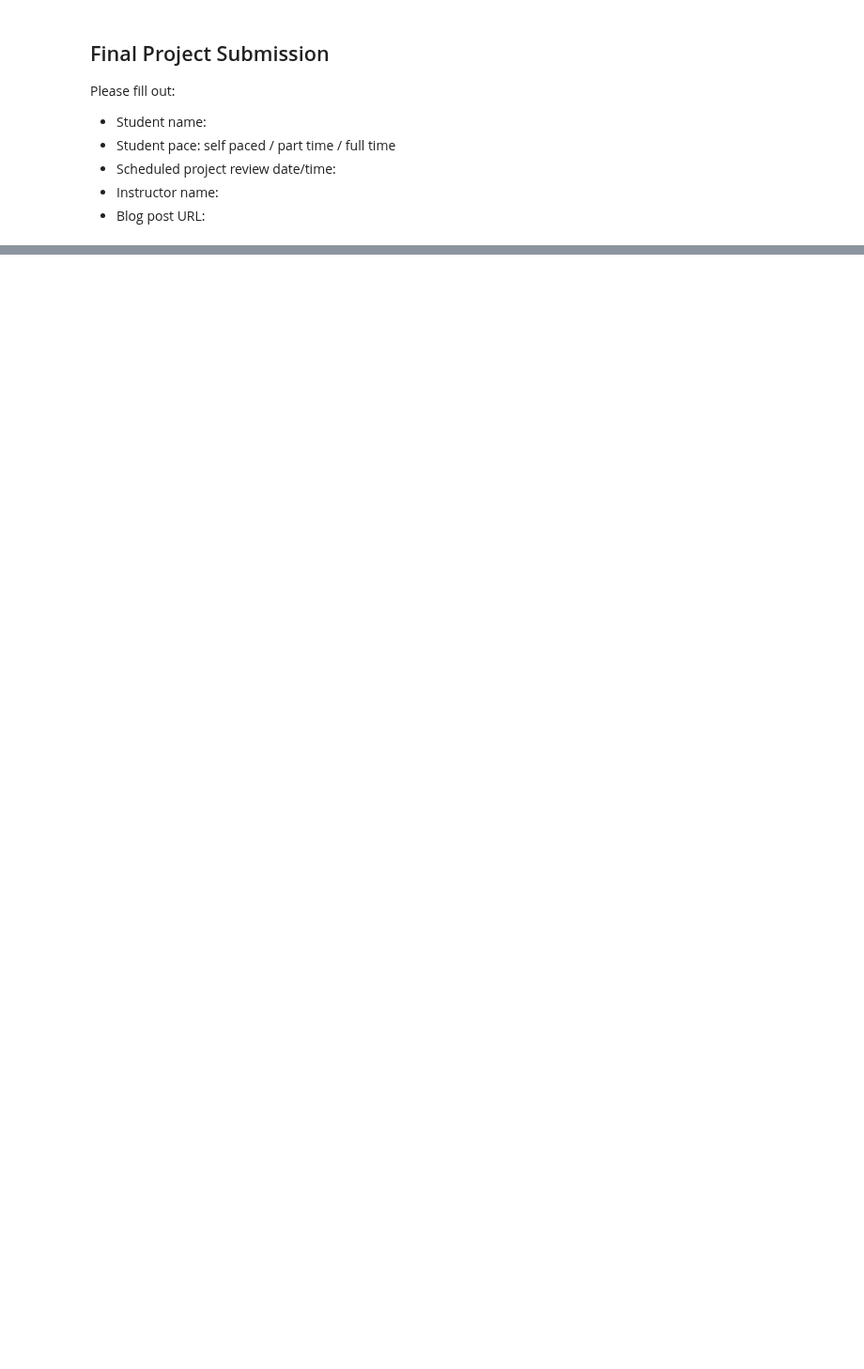
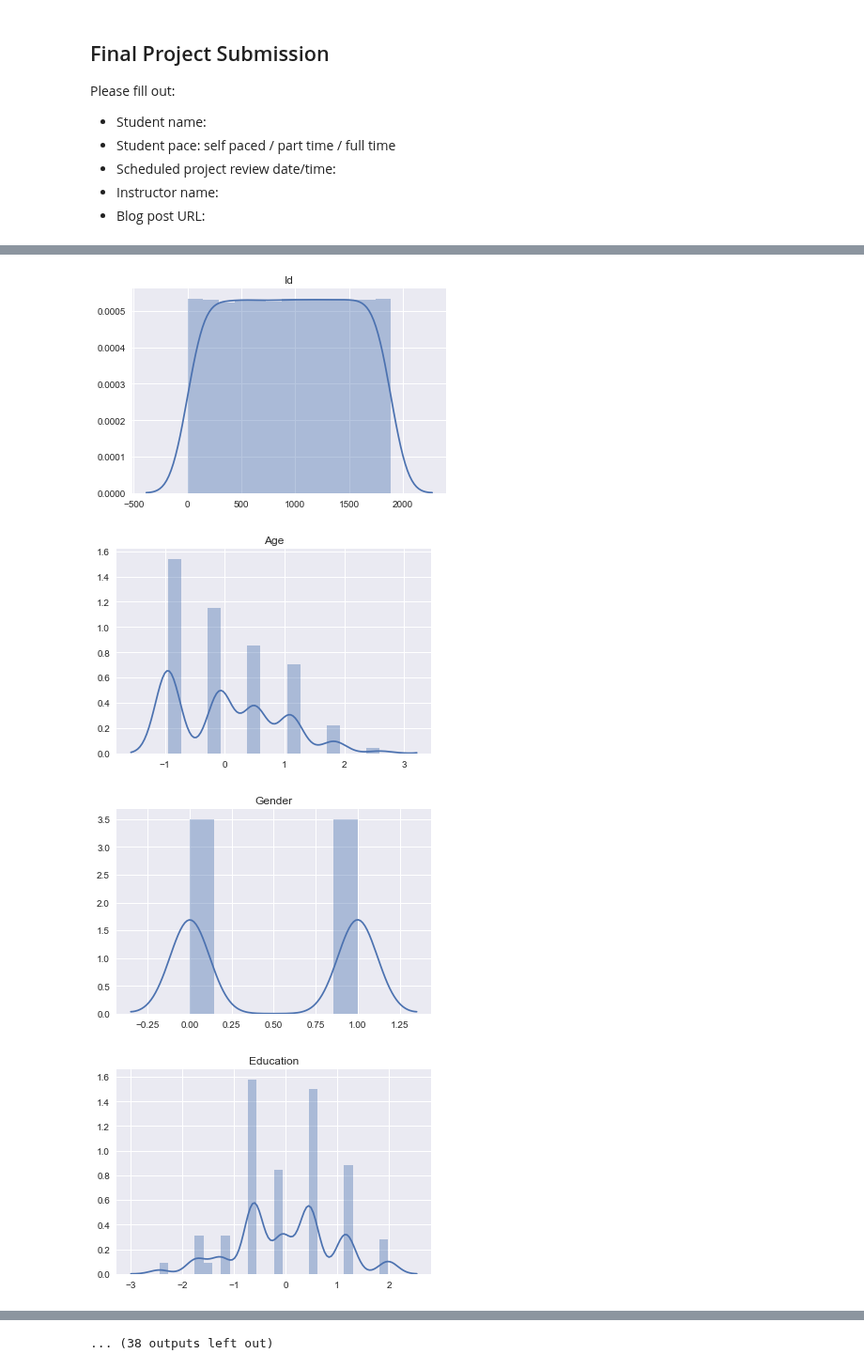
Before and after one commit to trevohearn/nyc-mhtn-ds-010620-lectures, a Jupyter notebook: week-9/classification_project/student.ipynb, the cells around one changed output, grey strips where cells are left out. Shown at 94% size. Saved outputs shown, nothing was run; the diff lists cells and outputs as text; code cells hidden in the pictures; blank space fills up the shorter version.

```diff
--- a/week-9/classification_project/student.ipynb
+++ b/week-9/classification_project/student.ipynb
@@ -216,6 +200,0 @@ Length: 106, dtype: int64
-# %%
-# Your code here - remember to use markdown cells for comments as well!
-import pandas as pd
-df_airbnb_florida = pd.read_csv("listings.csv")
-for i in df_airbnb_florida.columns:
-    print("{}".format(i))
@@ -239,0 +235,25 @@ reviews_per_month
+# %%
+# Your code here - remember to use markdown cells for comments as well!
+import pandas as pd
+colnames = ['Id', "Age", "Gender", "Education", "Country",
+             "Ethnicity", "Nscore", "Escore", "Oscore", "Ascore",
+             "Cscore", "Impulsive", "SS", "Alcohol", "Amphet", "Amyl", "Benzos", "Caff",
+            "Cannabis", "Choc", "Coke", "Crack", "Ecstacy", "Heroin", "Ketamine", "Legalh",
+            "LSD", "Meth", "Mushrooms", "Nicotine", "Semer", "VSA"]
+drugs_list = ["Alcohol", "Amphet", "Amyl", "Benzos", "Caff",
+            "Cannabis", "Choc", "Coke", "Crack", "Ecstacy", "Heroin", "Ketamine", "Legalh",
+            "LSD", "Meth", "Mushrooms", "Nicotine", "Semer", "VSA"]
+testErrornames = ['Age', 'Ketamine', 'Cscore', 'AmphetAmyl', 'Education', 'Nicotine', 'Legalh', 'Cannabis', 'LSD', 'Crack', 'Mushrooms', 'Nscore', 'Ecstacy', 'Ascore', 'VSA', 'Semer', 'Heroin', 'SS', 'Impulsive', 'Id', 'Coke', 'Meth', 'Gender', 'Alcohol', 'Ethnicity', 'Escore', 'Caff', 'Choc', 'Oscore', 'Country', 'Benzos']
+
+df = pd.read_csv("drug_consumption.data", names=colnames, index_col=False)
+cl_dict = {'CL0' : 0, 'CL1' : 1, 'CL2' : 2, 'CL3' : 3, 'CL4' : 4, 'CL5' : 5, 'CL6' : 6}
+gender_dict = {0.48246 : 0, -0.48246 : 1}
+
+#df['Country'] = df['Country'].apply(country)
+df['Gender'] = df['Gender'].apply(gender)
+for i in colnames[13:]:
+    df[i].replace(cl_dict, inplace = True)
+for i in drugs_list:
+    df["{}_binary".format(i)] = df[i].apply(binary_class)
+df['age_num_low'] = df['Age'].apply(agegroup_feature_creation)
+df.head()
@@ -239,0 +320,14 @@ reviews_per_month
+# %%
+#plt.figure(figsize=(50,50))
+for i in df.columns:
+    #plt.subplot(4, 4, i + 1)
+    if (i == 'Country'):
+        continue
+    sns.distplot(df[[i]])
+    plt.title(i)
+    plt.show()
+# %% [output]
+[figure, added]
+[figure, added]
+[figure, added]
+[figure, added]
@@ -239,0 +342 @@ reviews_per_month
+... (38 outputs left out)
```
Also changed, not shown: parts of 16 cells of this notebook, 2 other files.
